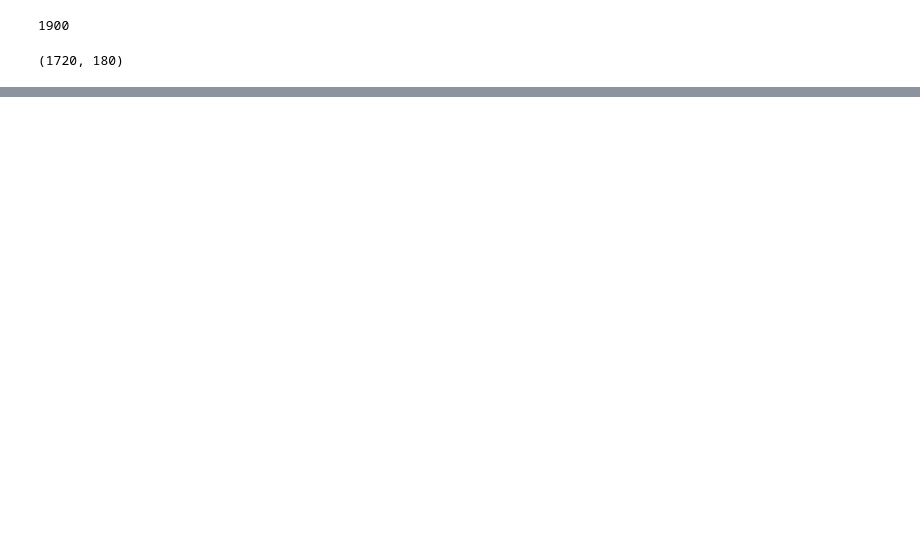
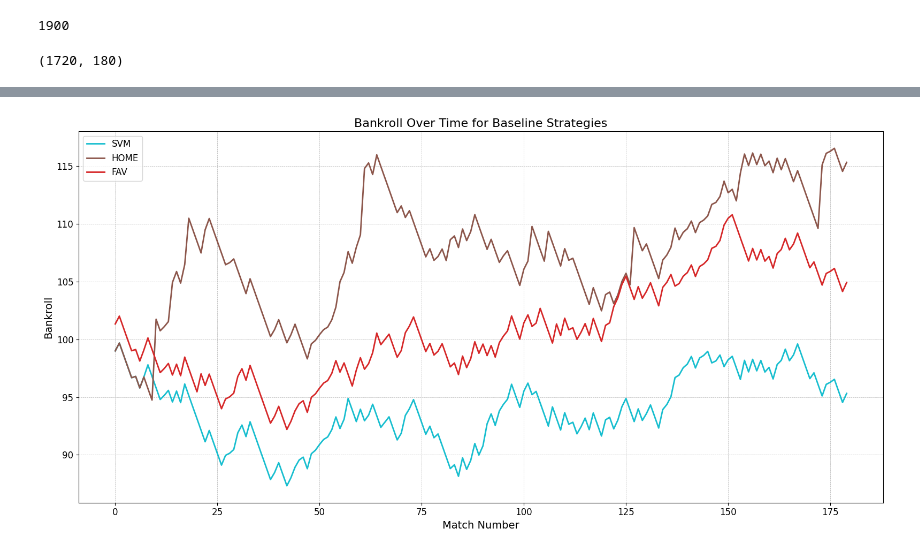
Before and after one commit to hubamatyas/Football-Arbitrage-Value-Betting, a Jupyter notebook: notebooks/backtest.ipynb, the cells around one changed output, grey strips where cells are left out. Drawn from its saved outputs; the diff is of its cells as text; code cells hidden in the pictures; blank space fills up the shorter version.

```diff
--- a/notebooks/backtest.ipynb
+++ b/notebooks/backtest.ipynb
@@ -199,0 +441,20 @@ X_train, y_train, X_test, y_test = model.feature_engineering(train, test, unique
+# %%
+plt.figure(figsize=(16, 8))
+
+colours = ['tab:cyan', 'tab:brown', 'tab:red']
+for i, (name, strat) in enumerate(strats.items()):
+    if name in ['SVM', 'HOME', 'FAV']:
+        plt.plot(strat.bankroll_list, label=name, linewidth=2, color=colours.pop(0))
+
+plt.xticks(fontsize=12)
+plt.yticks(fontsize=12)
+plt.grid(True, which='both', linestyle='--', linewidth=0.5)
+plt.legend(fontsize=12)
+
+plt.title("Bankroll Over Time for Baseline Strategies", fontsize=16)
+plt.xlabel('Match Number', fontsize=14)
+plt.ylabel('Bankroll', fontsize=14)
+plt.tight_layout()
+plt.savefig('baseline-strats-bankroll.pdf')
+# %% [output]
+[figure, added]
```
Also changed, not shown: parts of 14 cells of this notebook, 7 other files.
